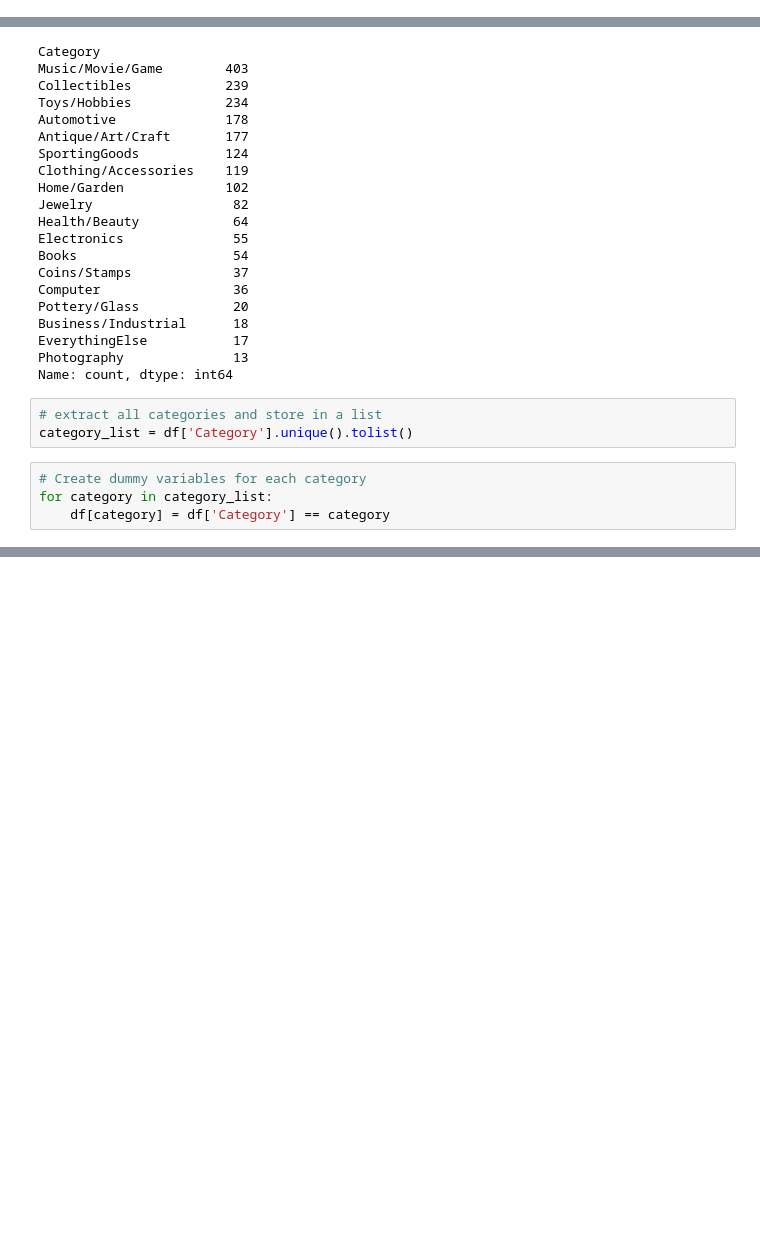
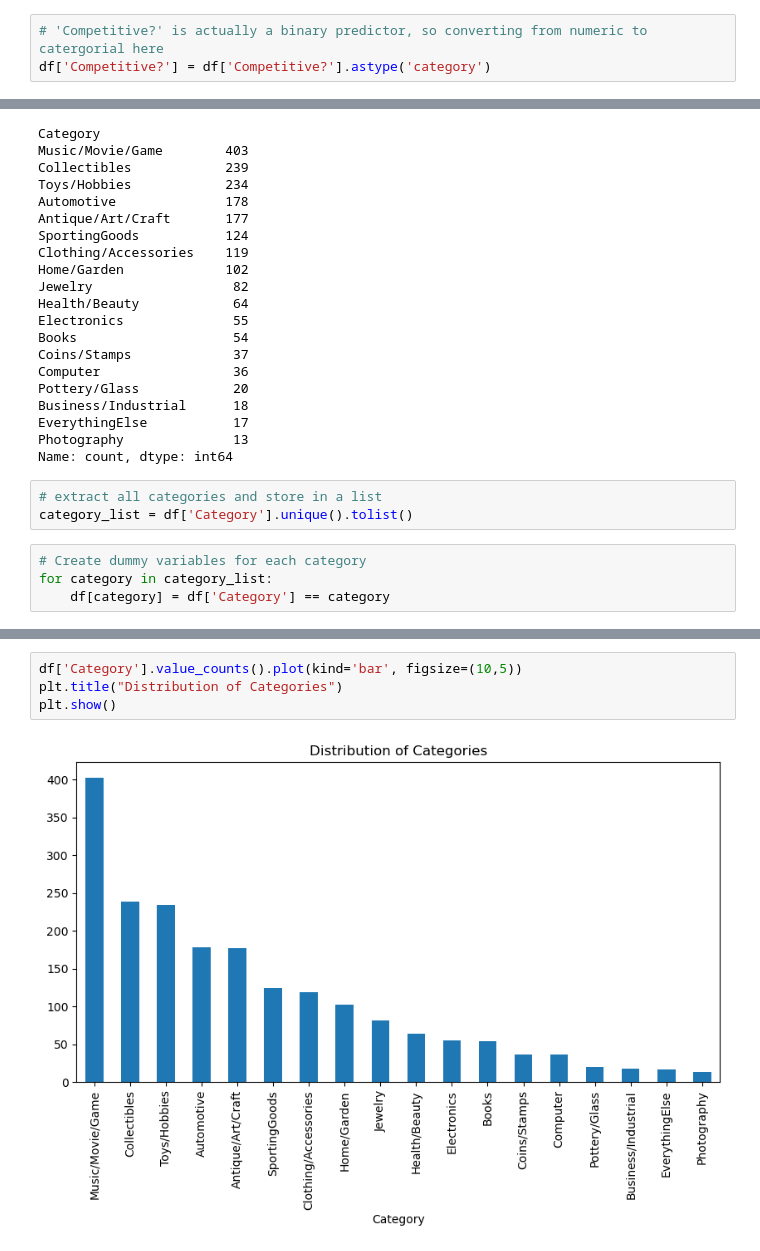
Before and after one commit to a-ztlu/RSM8431-HW, a Jupyter notebook: data_cleaning.ipynb, the cells around one changed output, grey strips where cells are left out. Cells and saved outputs as stored; diff of their text form; blank space fills up the shorter version.

```diff
--- a/data_cleaning.ipynb
+++ b/data_cleaning.ipynb
@@ -26,6 +30,9 @@ df.head()
 df.shape
 # %% [output]
 (1972, 8)
+# %%
+# 'Competitive?' is actually a binary predictor, so converting from numeric to catergorial here
+df['Competitive?'] = df['Competitive?'].astype('category')
 # %%
 df['Category'].value_counts()
 # %% [output]
@@ -58,0 +130,6 @@ for category in category_list:
+# %%
+df['Category'].value_counts().plot(kind='bar', figsize=(10,5))
+plt.title("Distribution of Categories")
+plt.show()
+# %% [output]
+[figure, added]
```
Also changed, not shown: parts of 12 cells of this notebook.
